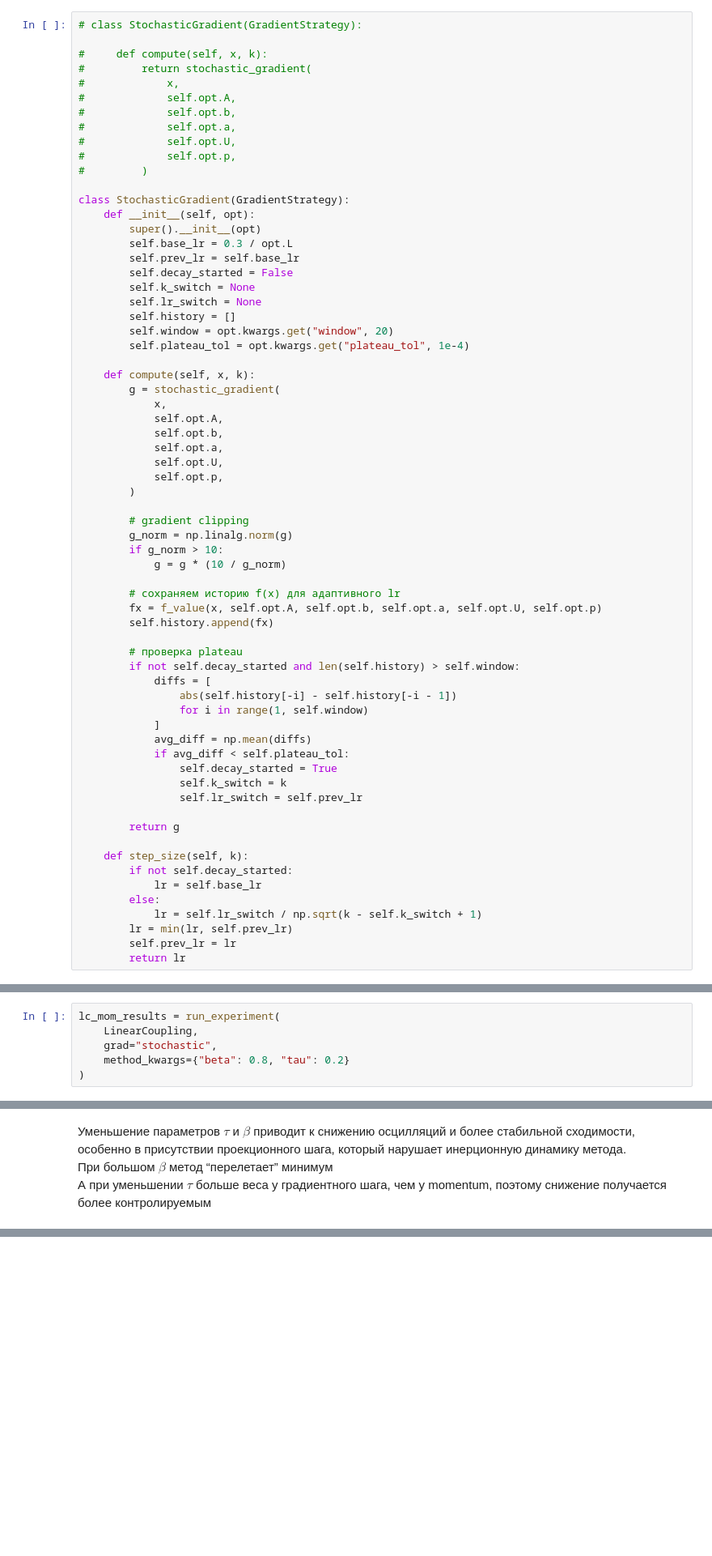
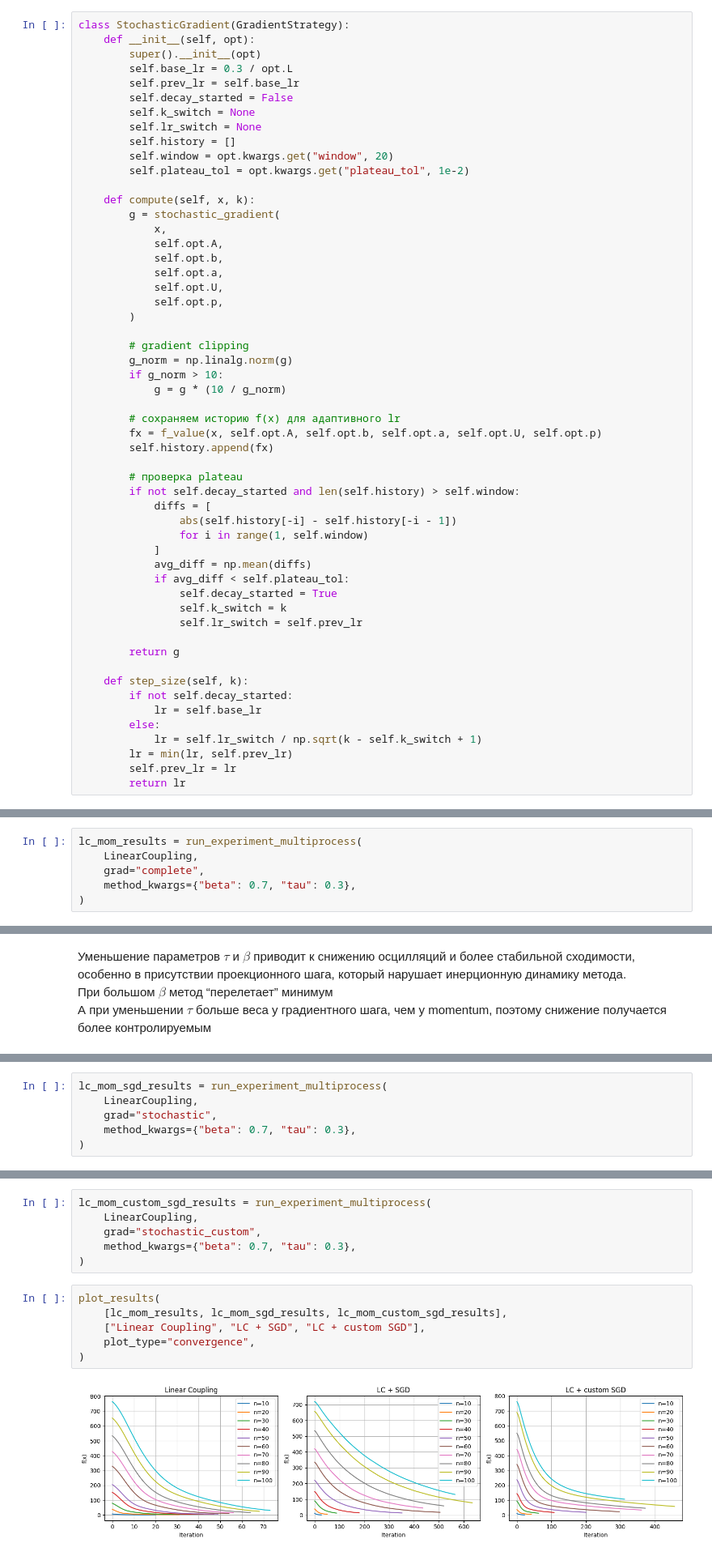
Before and after one commit to owmtgf/IAD_MAG_OptMethods, a Jupyter notebook: LAB2/main.ipynb, the cells around one changed output, grey strips where cells are left out. Shown at 81% size. Drawn from its saved outputs; the diff is of its cells as text; blank space fills up the shorter version.

Commit message:
[LAB2] add mehods runs and plot functions

```diff
--- a/LAB2/main.ipynb
+++ b/LAB2/main.ipynb
@@ -259,18 +438,6 @@ def stochastic_gradient(x, A, b, a, U, p):
 
     return m * g
 # %%
-# class StochasticGradient(GradientStrategy):
-
-#     def compute(self, x, k):
-#         return stochastic_gradient(
-#             x,
-#             self.opt.A,
-#             self.opt.b,
-#             self.opt.a,
-#             self.opt.U,
-#             self.opt.p,
-#         )
-
 class StochasticGradient(GradientStrategy):
     def __init__(self, opt):
         super().__init__(opt)
@@ -281,7 +448,7 @@ class StochasticGradient(GradientStrategy):
         self.lr_switch = None
         self.history = []
         self.window = opt.kwargs.get("window", 20)
-        self.plateau_tol = opt.kwargs.get("plateau_tol", 1e-4)
+        self.plateau_tol = opt.kwargs.get("plateau_tol", 1e-2)
 
     def compute(self, x, k):
         g = stochastic_gradient(
@@ -788,6 +1195,6 @@ def run_experiment(
 # %%
-lc_mom_results = run_experiment(
+lc_mom_results = run_experiment_multiprocess(
     LinearCoupling,
-    grad="stochastic",
-    method_kwargs={"beta": 0.8, "tau": 0.2}
+    grad="complete",
+    method_kwargs={"beta": 0.7, "tau": 0.3},
 )
@@ -867,0 +1207,6 @@ plot_scaling(lc_mom_sgd_results)
+# %%
+lc_mom_sgd_results = run_experiment_multiprocess(
+    LinearCoupling,
+    grad="stochastic",
+    method_kwargs={"beta": 0.7, "tau": 0.3},
+)
@@ -867,0 +1215,14 @@ plot_scaling(lc_mom_sgd_results)
+# %%
+lc_mom_custom_sgd_results = run_experiment_multiprocess(
+    LinearCoupling,
+    grad="stochastic_custom",
+    method_kwargs={"beta": 0.7, "tau": 0.3},
+)
+# %%
+plot_results(
+    [lc_mom_results, lc_mom_sgd_results, lc_mom_custom_sgd_results],
+    ["Linear Coupling", "LC + SGD", "LC + custom SGD"],
+    plot_type="convergence",
+)
+# %% [output]
+[figure, added]
```
Also changed, not shown: parts of 78 cells of this notebook.
